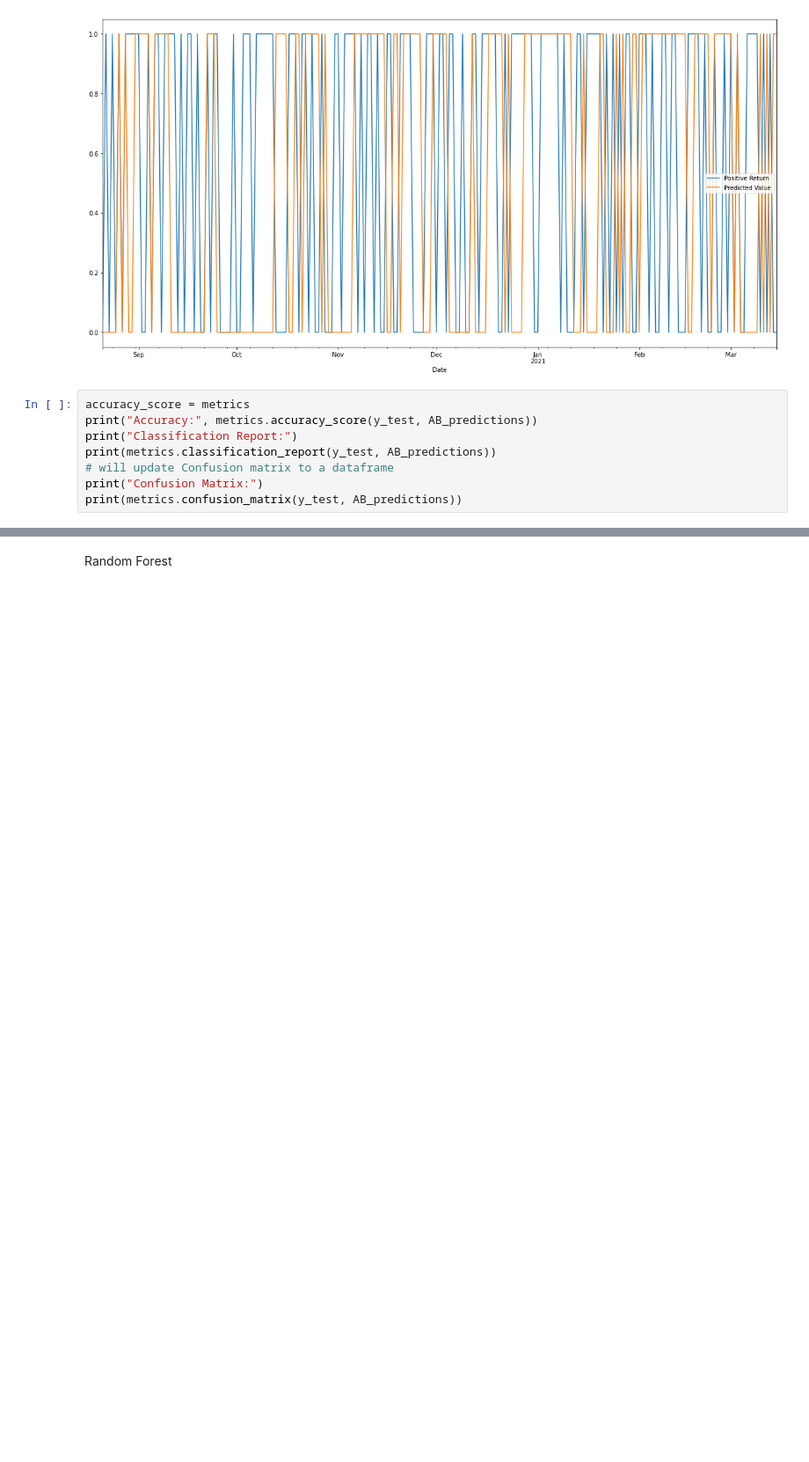
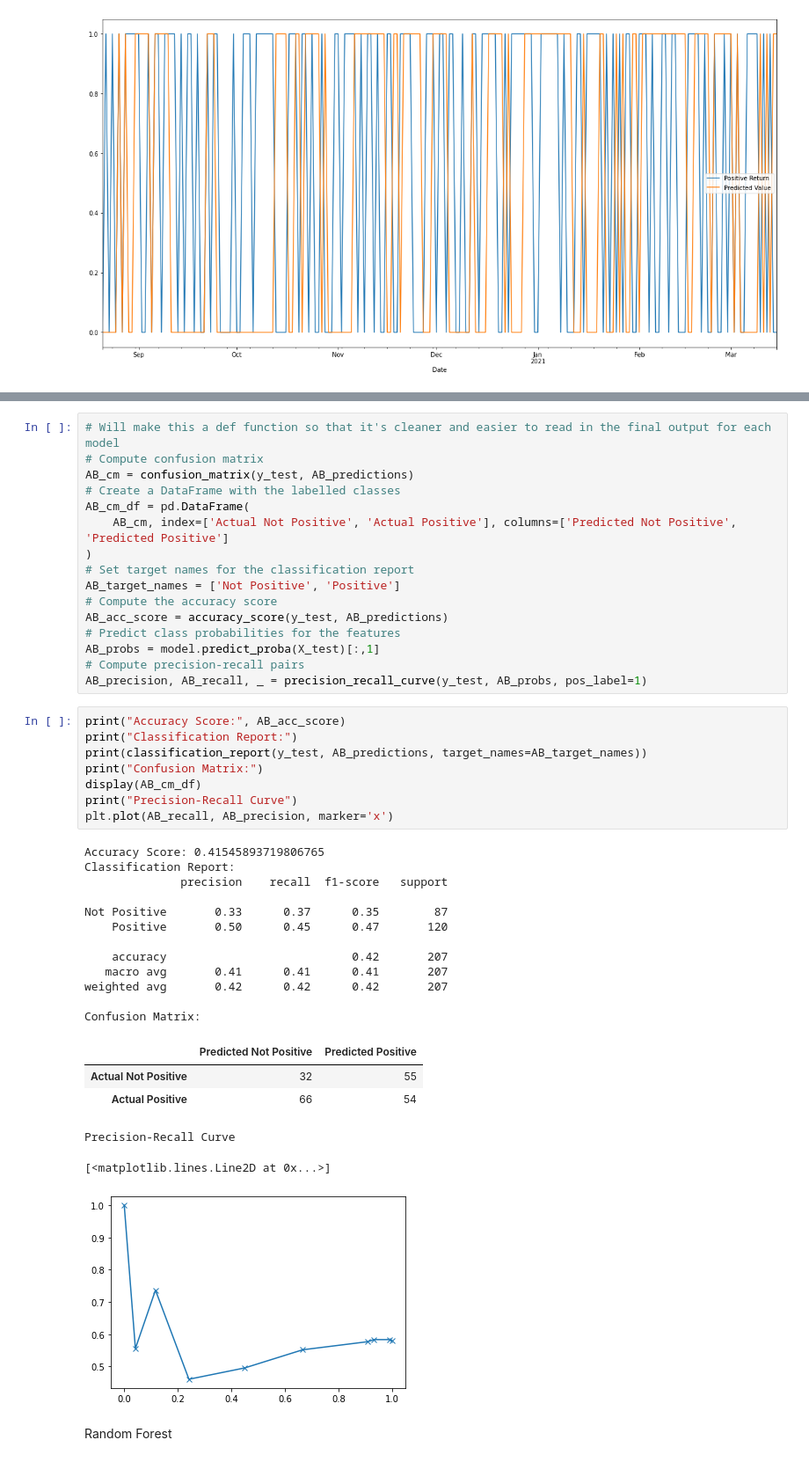
Before and after one commit to maxla777/Project-2, a Jupyter notebook: Monique/ML_models.ipynb, the cells around one changed output, grey strips where cells are left out. Shown: that part at 88% size. Drawn from its saved outputs; the diff is of its cells as text; blank space fills up the shorter version.

Commit message:
developing metrics

```diff
--- a/Monique/ML_models.ipynb
+++ b/Monique/ML_models.ipynb
@@ -254,11 +258,3 @@ Results[['Positive Return','Predicted Value']].plot(figsize=(20,10))
 # %% [output]
 <matplotlib.axes._subplots.AxesSubplot at 0x...>
 [figure]
-# %%
-accuracy_score = metrics
-print("Accuracy:", metrics.accuracy_score(y_test, AB_predictions))
-print("Classification Report:")
-print(metrics.classification_report(y_test, AB_predictions))
-# will update Confusion matrix to a dataframe
-print("Confusion Matrix:")
-print(metrics.confusion_matrix(y_test, AB_predictions))
@@ -280,3 +274,46 @@ Confusion Matrix:
+# %%
+# Will make this a def function so that it's cleaner and easier to read in the final output for each model
+# Compute confusion matrix
+AB_cm = confusion_matrix(y_test, AB_predictions)
+# Create a DataFrame with the labelled classes
+AB_cm_df = pd.DataFrame(
+    AB_cm, index=['Actual Not Positive', 'Actual Positive'], columns=['Predicted Not Positive', 'Predicted Positive']
+)
+# Set target names for the classification report
+AB_target_names = ['Not Positive', 'Positive']
+# Compute the accuracy score
+AB_acc_score = accuracy_score(y_test, AB_predictions)
+# Predict class probabilities for the features
+AB_probs = model.predict_proba(X_test)[:,1]
+# Compute precision-recall pairs
+AB_precision, AB_recall, _ = precision_recall_curve(y_test, AB_probs, pos_label=1)
+# %%
+print("Accuracy Score:", AB_acc_score)
+print("Classification Report:")
+print(classification_report(y_test, AB_predictions, target_names=AB_target_names))
+print("Confusion Matrix:")
+display(AB_cm_df)
+print("Precision-Recall Curve")
+plt.plot(AB_recall, AB_precision, marker='x')
+# %% [output]
+Accuracy Score: 0.41545893719806765
+Classification Report:
+              precision    recall  f1-score   support
+
+Not Positive       0.33      0.37      0.35        87
+    Positive       0.50      0.45      0.47       120
+
+    accuracy                           0.42       207
+   macro avg       0.41      0.41      0.41       207
+weighted avg       0.42      0.42      0.42       207
+
+Confusion Matrix:
+|  | Predicted Not Positive | Predicted Positive |
+| Actual Not Positive | 32 | 55 |
+| Actual Positive | 66 | 54 |
+Precision-Recall Curve
+[<matplotlib.lines.Line2D at 0x...>]
+[figure, added]
 # %% [markdown]
 Random Forest
 # %%
```
Also changed, not shown: parts of 8 cells of this notebook.
